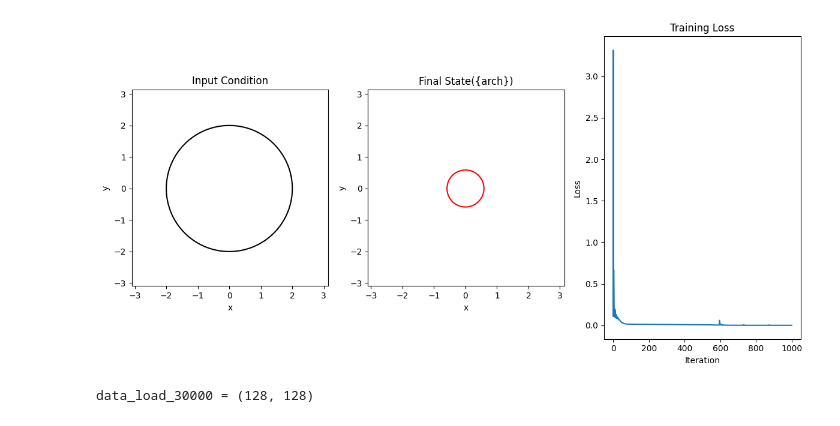
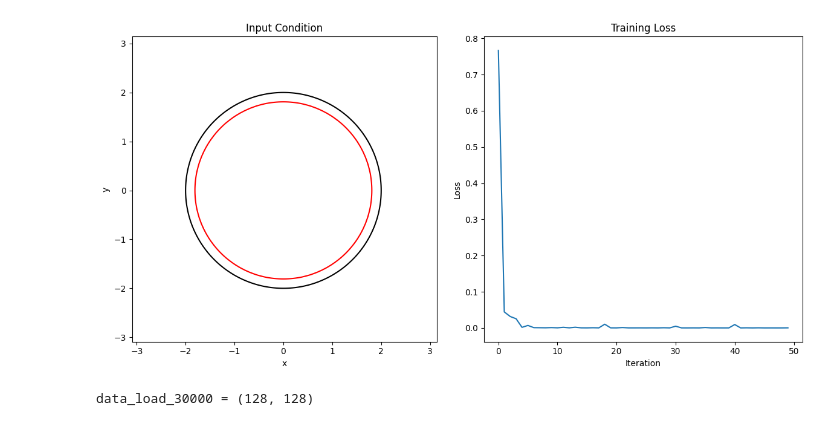
Before and after one commit to manjudhital/master_thesis, a Jupyter notebook: phasefield/spifol_class_loss.ipynb, the cells around one changed output. Drawn from its saved outputs; the diff is of its cells as text; code cells hidden in the pictures.

Commit message:
model_training_4000 steps_5000_iteration

```diff
--- a/phasefield/spifol_class_loss.ipynb
+++ b/phasefield/spifol_class_loss.ipynb
@@ -115,15 +115,16 @@ def denormalize(data, mean, std):
 #     def get_params(state):
 #         x, m, v = state
 #         return x
-def allen_cahn_equation(uk, cahn, dt, pp2, qq2, total_steps=20000):
-    for _ in range(total_steps):
-        uk = jnp.real(uk)
-        # Allen-Cahn equation in Fourier space
-        s_hat = jfft.fft2(cahn * uk - dt * (uk**3 - 3 * uk))
-        v_hat = s_hat / (cahn + dt * (2 + cahn * (pp2 + qq2)))
-        uk = jfft.ifft2(v_hat)  # Update uk to the next state
+# this is outsideof the spifol class
+# def allen_cahn_equation(uk, cahn, dt, pp2, qq2, total_steps=20000):
+#     for _ in range(total_steps):
+#         uk = jnp.real(uk)
+#         # Allen-Cahn equation in Fourier space
+#         s_hat = jfft.fft2(cahn * uk - dt * (uk**3 - 3 * uk))
+#         v_hat = s_hat / (cahn + dt * (2 + cahn * (pp2 + qq2)))
+#         uk = jfft.ifft2(v_hat)  # Update uk to the next state
 
-    return jnp.real(uk)  # Return only the final state
+#     return jnp.real(uk)  # Return only the final state
 
 #     return init, update, get_params
 class SPiFOL:
@@ -214,15 +215,16 @@ class SPiFOL:
 #             return jnp.real(u_k)  # Ensure the result is real
 
 
-   def allen_cahn_equation(self, uk, total_steps=20000):
-        # for _ in range(total_steps):
-        #     cahn = eps**2
-        #     uk = jnp.real(uk)
-        #     # Allen-Cahn equation in Fourier space
-        #     s_hat = jfft.fft2(cahn * uk - self.dt * (uk**3 - 3 * uk))
-        #     v_hat = s_hat / (cahn + self.dt * (2 + cahn * (self.pp2 + self.qq2)))
-        #     uk = jfft.ifft2(v_hat)  # Update uk to the next state
-        uk = np.load('final_output.npy_20000.npy')
+   def allen_cahn_equation(self, uk, total_steps=4000):
+        for _ in range(total_steps):
+            cahn = eps**2
+            uk = jnp.real(uk)
+            # Allen-Cahn equation in Fourier space
+            s_hat = jfft.fft2(cahn * uk - self.dt * (uk**3 - 3 * uk))
+            v_hat = s_hat / (cahn + self.dt * (2 + cahn * (self.pp2 + self.qq2)))
+            uk = jfft.ifft2(v_hat)  # Update uk to the next state
+        # uk = np.load('final_output.npy_20000.npy')
+            # print(f'shree is my heart')
 
         return jnp.real(uk)  # Return only the final state
 
@@ -333,7 +335,7 @@ class SPiFOL:
         return self.opt_update(i, grads, opt_state)
 
 
-   def train(self, uk, nIter=1000):
+   def train(self, uk, nIter=5000):
         pbar = trange(nIter)
         for it in pbar:
             self.opt_state = self.step(next(self.itercount), self.opt_state, uk)
@@ -343,7 +345,7 @@ class SPiFOL:
 
 
             # Logger (log the loss every 100 iterations)
-            if it % 1 == 0:
+            if it % 100 == 0:
                 params = self.get_params(self.opt_state)
                 loss = self.loss_single(params, uk)
                 self.total_loss_log.append(loss)
@@ -435,7 +437,7 @@ for arch in arch_list:
    # Initialize and train the model
     model = SPiFOL(L, x, y, h, eps, pp2, qq2, dt,  N, fno_layers,mlp_layers,lr, arch)
     # final_state = model.allen_cahn_equation(input_condition)
-    model.train(input_condition, nIter=1000)
+    model.train(input_condition, nIter=5000)
 
 
 params = model.get_params(model.opt_state)
@@ -488,44 +490,47 @@ model_prediction = model.operator_net(params, input_condition).reshape(N, N)
 # #    axs[2].set_xlabel('Iteration')
 # #    axs[2].set_ylabel('Loss')
 
 
 
 
 #    plt.tight_layout()
 #    plt.show()
 
 
 # Plot the initial and final states
-fig, axs = plt.subplots(1, 3, figsize=(12, 6))
+fig, axs = plt.subplots(1, 2, figsize=(12, 6))
 
 # Input condition plot
 axs[0].contour(x, y, jnp.real(input_condition.T), levels=[0], colors="black")
+axs[0].contour(x, y, jnp.real(model_prediction.T), levels=[0], colors="red")
+
 axs[0].set_title('Input Condition')
 axs[0].set_aspect('equal', adjustable='box')
 axs[0].set_xlabel('x')
 axs[0].set_ylabel('y')
 
 # Final state plot
-axs[1].contour(x, y, model_prediction.T, levels=[0], colors="red")
-axs[1].set_title('Final State({arch})')
-axs[1].set_aspect('equal', adjustable='box')
-axs[1].set_xlabel('x')
-axs[1].set_ylabel('y')
+# axs[1].contour(x, y, model_prediction.T, levels=[0], colors="red")
+# # axs[1].set_title('Model_prediction({FNO})')
+# axs[1].set_aspect('equal', adjustable='box')
+# axs[1].set_xlabel('x')
+# axs[1].set_ylabel('y')
 
 # #    # Plot loss
-axs[2].plot(model.total_loss_log)
-axs[2].set_title('Training Loss')
-axs[2].set_xlabel('Iteration')
-axs[2].set_ylabel('Loss')
+axs[1].plot(model.total_loss_log)
+axs[1].set_title('Training Loss')
+axs[1].set_xlabel('Iteration')
+axs[1].set_ylabel('Loss')
+
 
 
 
 
 
 plt.tight_layout()
 plt.show()
 # %% [output]
-[figure, old version]
+[figure, new version]
 # %%
 
 
```
Also changed, not shown: parts of 1 cell of this notebook, 1 other file.
